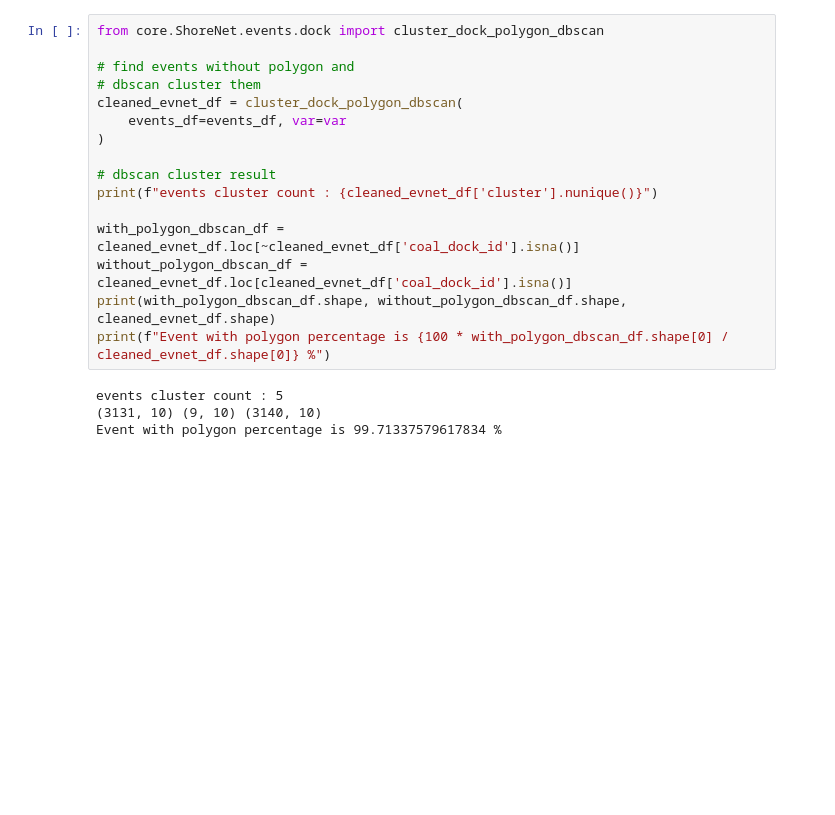
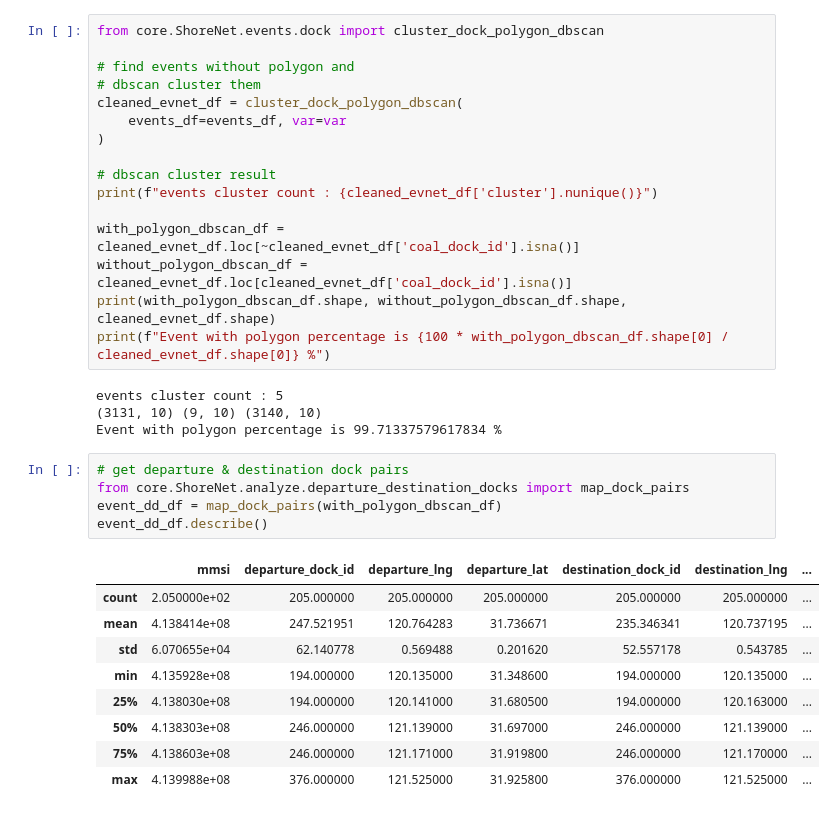
Before and after one commit to jiayuqiu/sisi, a Jupyter notebook: core/notebooks/analysis.ipynb, the cells around one changed output. Saved outputs shown, nothing was run; the diff lists cells and outputs as text; blank space fills up the shorter version.

```diff
--- a/core/notebooks/analysis.ipynb
+++ b/core/notebooks/analysis.ipynb
@@ -107,3 +108,18 @@ print(f"Event with polygon percentage is {100 * with_polygon_dbscan_df.shape[0]
 events cluster count : 5
 (3131, 10) (9, 10) (3140, 10)
 Event with polygon percentage is 99.71337579617834 %
+# %%
+# get departure & destination dock pairs
+from core.ShoreNet.analyze.departure_destination_docks import map_dock_pairs
+event_dd_df = map_dock_pairs(with_polygon_dbscan_df)
+event_dd_df.describe()
+# %% [output]
+|  | mmsi | departure_dock_id | departure_lng | departure_lat | destination_dock_id | destination_lng | ... |
+| count | 2.050000e+02 | 205.000000 | 205.000000 | 205.000000 | 205.000000 | 205.000000 | ... |
+| mean | 4.138414e+08 | 247.521951 | 120.764283 | 31.736671 | 235.346341 | 120.737195 | ... |
+| std | 6.070655e+04 | 62.140778 | 0.569488 | 0.201620 | 52.557178 | 0.543785 | ... |
+| min | 4.135928e+08 | 194.000000 | 120.135000 | 31.348600 | 194.000000 | 120.135000 | ... |
+| 25% | 4.138030e+08 | 194.000000 | 120.141000 | 31.680500 | 194.000000 | 120.163000 | ... |
+| 50% | 4.138303e+08 | 246.000000 | 121.139000 | 31.697000 | 246.000000 | 121.139000 | ... |
+| 75% | 4.138603e+08 | 246.000000 | 121.171000 | 31.919800 | 246.000000 | 121.170000 | ... |
+| max | 4.139988e+08 | 376.000000 | 121.525000 | 31.925800 | 376.000000 | 121.525000 | ... |
```
Also changed, not shown: parts of 1 cell of this notebook, 12 other files.
